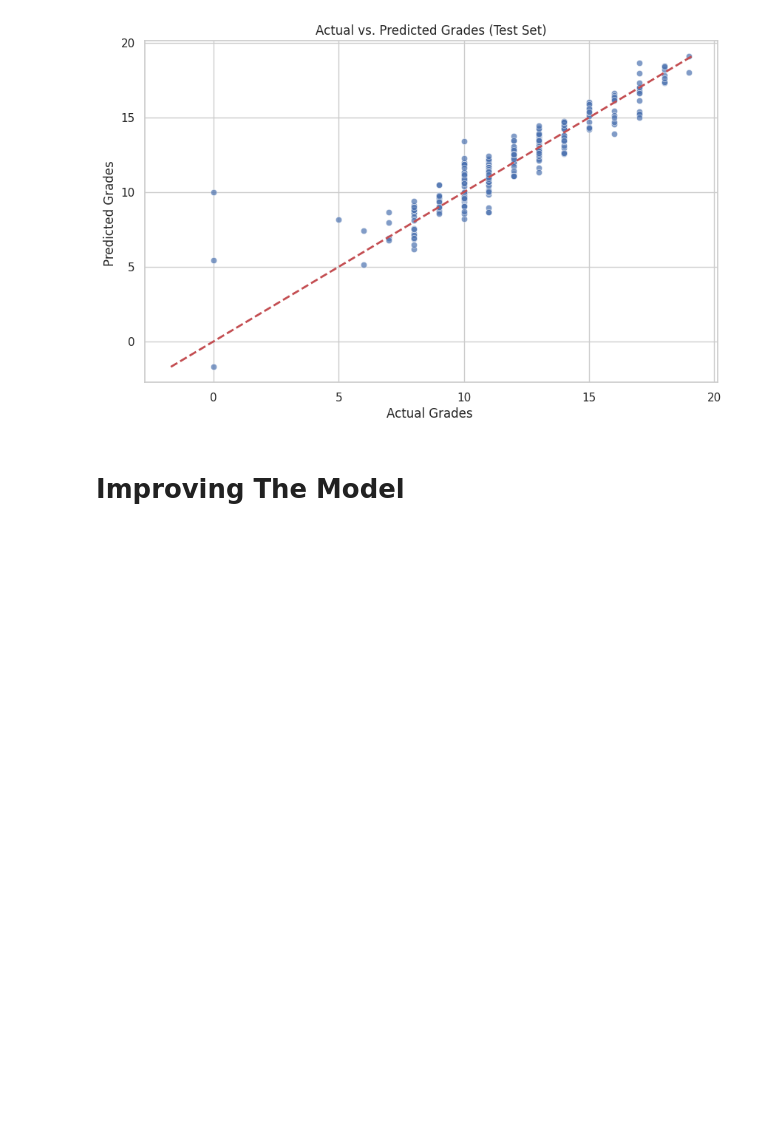
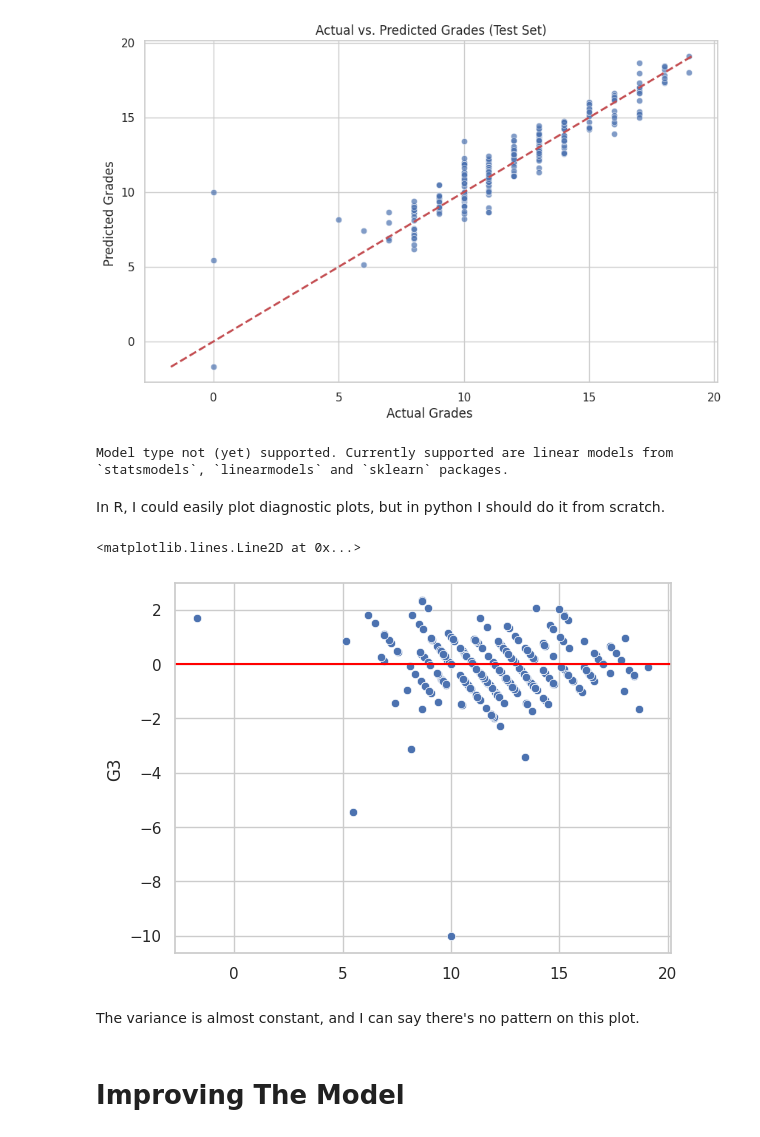
Before and after one commit to akp2003/Machine_Learning_Exercises, a Jupyter notebook: HW1/HW1.ipynb, the cells around one changed output. Drawn from its saved outputs; the diff is of its cells as text; code cells hidden in the pictures; blank space fills up the shorter version.

Commit message:
Add VIF and diagnostic

```diff
--- a/HW1/HW1.ipynb
+++ b/HW1/HW1.ipynb
@@ -336,7 +337,7 @@ X_train, X_test, y_train, y_test = train_test_split(
 
 y_transformer = PowerTransformer()
 
-y_train_old, y_train = y_train.copy(), (pd.DataFrame(y_transformer.fit_transform(pd.DataFrame(y_train))))
+y_train_old, y_train = y_train.copy(), (pd.DataFrame(y_transformer.fit_transform(pd.DataFrame(y_train)), index = y_train.index))
 
 print(f"Training set shape (X): {X_train.shape}")
 print(f"Testing set shape (X): {X_test.shape}")
@@ -640,6 +656,24 @@ plt.title("Actual vs. Predicted Grades (Test Set)")
 plt.show()
 # %% [output]
 [figure]
+# %%
+import lmdiag
+try:
+    lmdiag.plot(model)
+except TypeError as e:
+    print(str(e))
+# %% [output]
+Model type not (yet) supported. Currently supported are linear models from `statsmodels`, `linearmodels` and `sklearn` packages.
+# %% [markdown]
+In R, I could easily plot diagnostic plots, but in python I should do it from scratch.
+# %%
+sns.scatterplot(x = y_pred_test_orig[:,0], y = (y_test - y_pred_test_orig[:,0]))
+plt.axhline(0, color='red')
+# %% [output]
+<matplotlib.lines.Line2D at 0x...>
+[figure, added]
+# %% [markdown]
+The variance is almost constant, and I can say there's no pattern on this plot.
 # %% [markdown]
 # Improving The Model
 # %%
```
Also changed, not shown: parts of 8 cells of this notebook.
